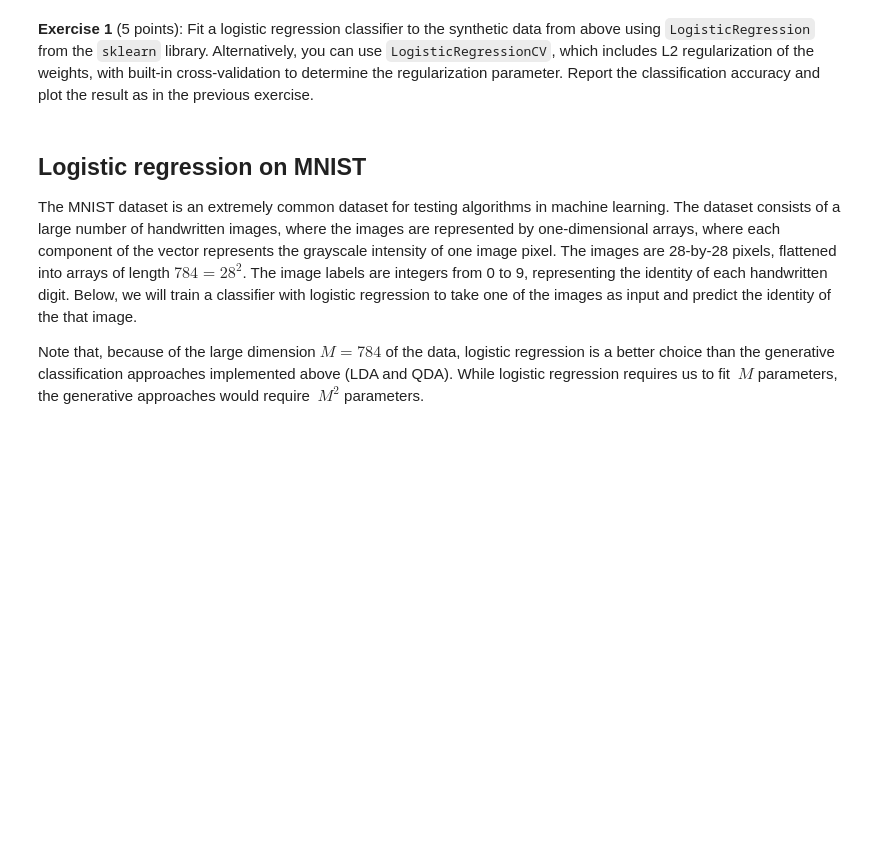
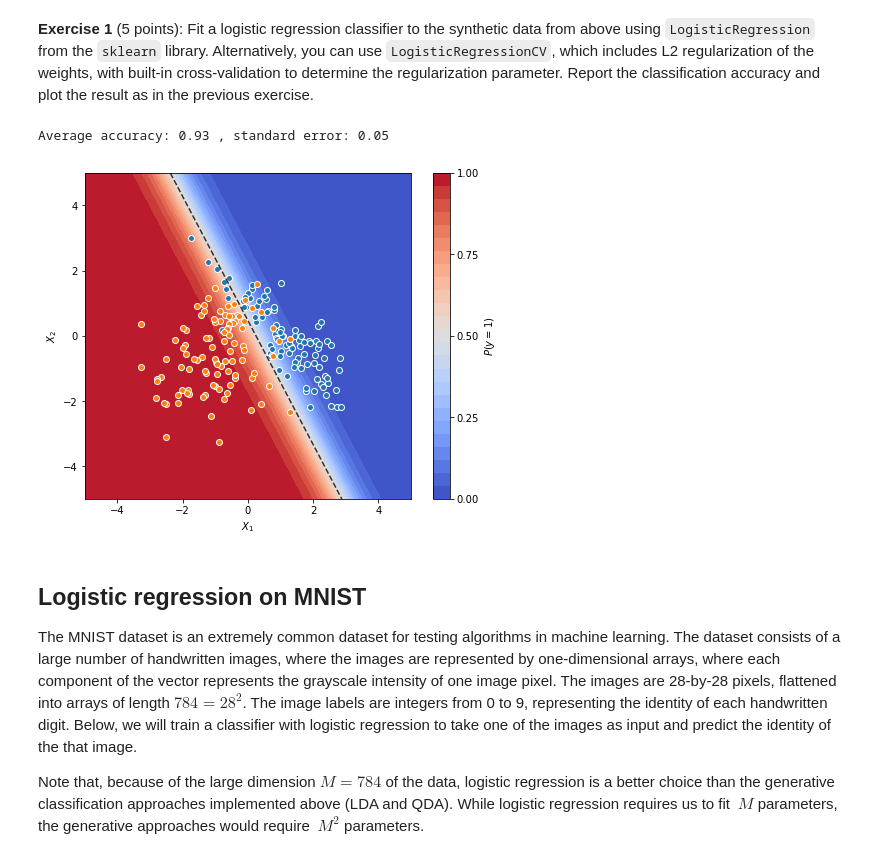
Before and after one commit to burnhamdr/statistical-learning, a Jupyter notebook: HW4_Classification.ipynb, the cells around one changed output. Cells and saved outputs as stored; diff of their text form; code cells hidden in the pictures; blank space fills up the shorter version.

Commit message:
added logistic from scratch

```diff
--- a/HW4_Classification.ipynb
+++ b/HW4_Classification.ipynb
@@ -112,8 +127,53 @@ Text(0, 0.5, 'x2')
 **Exercise 1** (5 points): Fit a logistic regression classifier to the synthetic data from above using `LogisticRegression` from the `sklearn` library. Alternatively, you can use `LogisticRegressionCV`, which includes L2 regularization of the weights, with built-in cross-validation to determine the regularization parameter. Report the classification accuracy and plot the result as in the previous exercise.
 # %%
 from sklearn.linear_model import LogisticRegression
+from sklearn.model_selection import StratifiedKFold
+from scipy import stats
+import matplotlib.pyplot as plt
+
 
 ## Solution ##
+skf = StratifiedKFold(n_splits=5)
+skf.get_n_splits(X, y)
+
+accs = []
+for train_index, test_index in skf.split(X, y):
+    X_train, X_test = X[train_index], X[test_index]
+    y_train, y_test = y[train_index], y[test_index]
+    clf = LogisticRegression(random_state=0).fit(X_train, y_train)
+    accs.append(clf.score(X_test, y_test))
+
+acc_av = np.mean(accs)
+se = stats.sem(accs, axis=0)#calculate standard error of the mean across all condition number trajectories
+n = len(accs)
+confidence=0.95
+h = se * stats.t.ppf((1 + confidence) / 2., n-1)
+
+print('Average accuracy: ' + str(np.round(acc_av, 2)) + ' , standard error: ' + str(np.round(h, 2)))
+
+xx, yy = np.mgrid[-5:5:.01, -5:5:.01]
+grid = np.c_[xx.ravel(), yy.ravel()]
+probs = clf.predict_proba(grid)[:, 1].reshape(xx.shape)
+
+f, ax = plt.subplots(figsize=(8, 6))
+contour = ax.contourf(xx, yy, probs, 25, cmap="coolwarm",
+                      vmin=0, vmax=1)
+ax_c = f.colorbar(contour)
+ax_c.set_label("$P(y = 1)$")
+ax_c.set_ticks([0, .25, .5, .75, 1])
+
+ax.scatter(xA[:,0], xA[:,1],
+           edgecolor="white", linewidth=1)
+ax.scatter(xB[:,0], xB[:,1],
+           edgecolor="white", linewidth=1)
+ax.set(aspect="equal",
+       xlim=(-5, 5), ylim=(-5, 5),
+       xlabel="$X_1$", ylabel="$X_2$")
+
+ax.contour(xx, yy, probs, levels=[.5], cmap="Greys", vmin=0, vmax=.6, linestyles=['dashed']);
+# %% [output]
+Average accuracy: 0.93 , standard error: 0.05
+[figure, added]
 # %% [markdown]
 ## Logistic regression on MNIST
 
```
Also changed, not shown: parts of 6 cells of this notebook.
